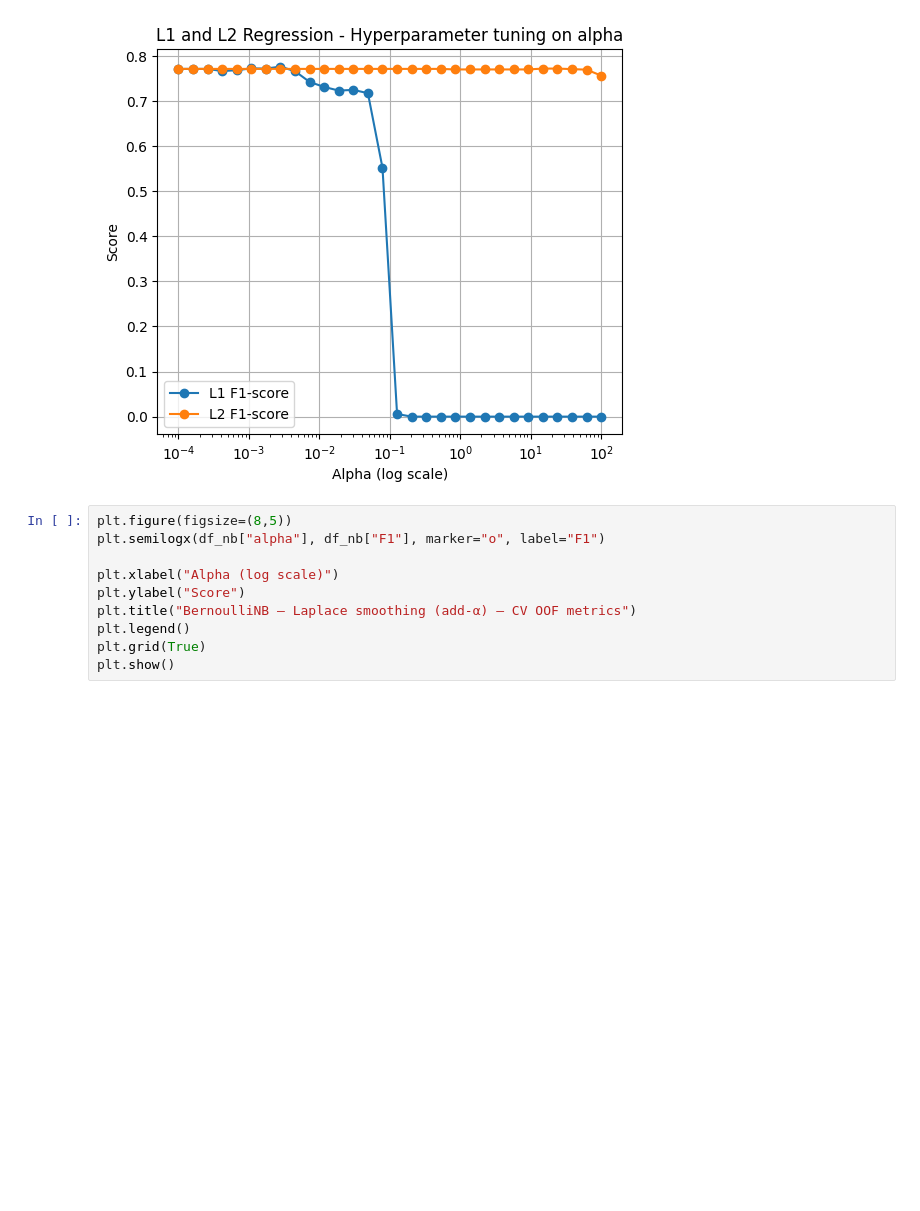
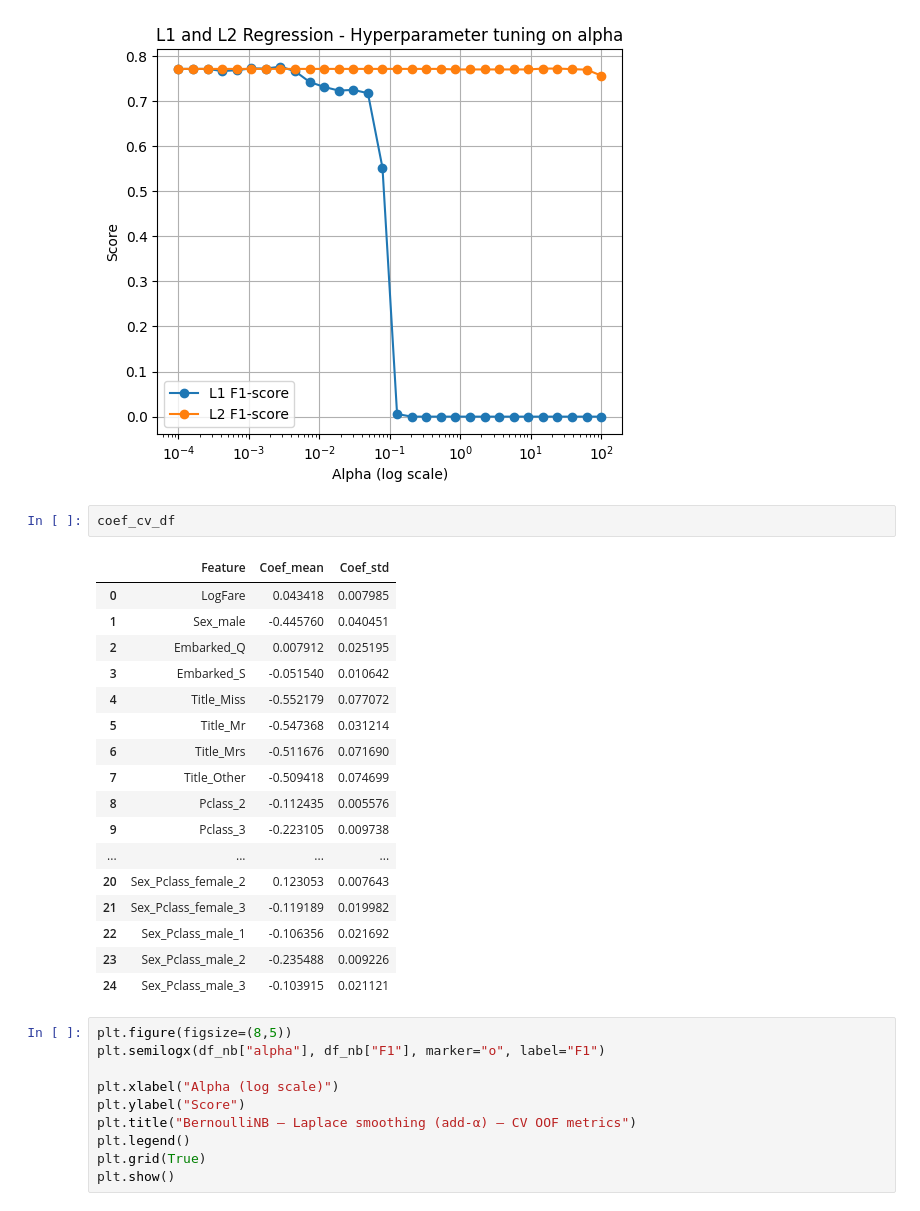
Before and after one commit to fede-giorgi/Transformer_is_All_You_Need, a Jupyter notebook: project.ipynb, the cells around one changed output. Saved outputs shown, nothing was run; the diff lists cells and outputs as text; blank space fills up the shorter version.

```diff
--- a/project.ipynb
+++ b/project.ipynb
@@ -1503,6 +1503,26 @@ plt.grid(True)
 plt.show()
 # %% [output]
 [figure]
+# %%
+coef_cv_df
+# %% [output]
+|  | Feature | Coef_mean | Coef_std |
+| 0 | LogFare | 0.043418 | 0.007985 |
+| 1 | Sex_male | -0.445760 | 0.040451 |
+| 2 | Embarked_Q | 0.007912 | 0.025195 |
+| 3 | Embarked_S | -0.051540 | 0.010642 |
+| 4 | Title_Miss | -0.552179 | 0.077072 |
+| 5 | Title_Mr | -0.547368 | 0.031214 |
+| 6 | Title_Mrs | -0.511676 | 0.071690 |
+| 7 | Title_Other | -0.509418 | 0.074699 |
+| 8 | Pclass_2 | -0.112435 | 0.005576 |
+| 9 | Pclass_3 | -0.223105 | 0.009738 |
+| ... | ... | ... | ... |
+| 20 | Sex_Pclass_female_2 | 0.123053 | 0.007643 |
+| 21 | Sex_Pclass_female_3 | -0.119189 | 0.019982 |
+| 22 | Sex_Pclass_male_1 | -0.106356 | 0.021692 |
+| 23 | Sex_Pclass_male_2 | -0.235488 | 0.009226 |
+| 24 | Sex_Pclass_male_3 | -0.103915 | 0.021121 |
 # %%
 plt.figure(figsize=(8,5))
 plt.semilogx(df_nb["alpha"], df_nb["F1"], marker="o", label="F1")
```
